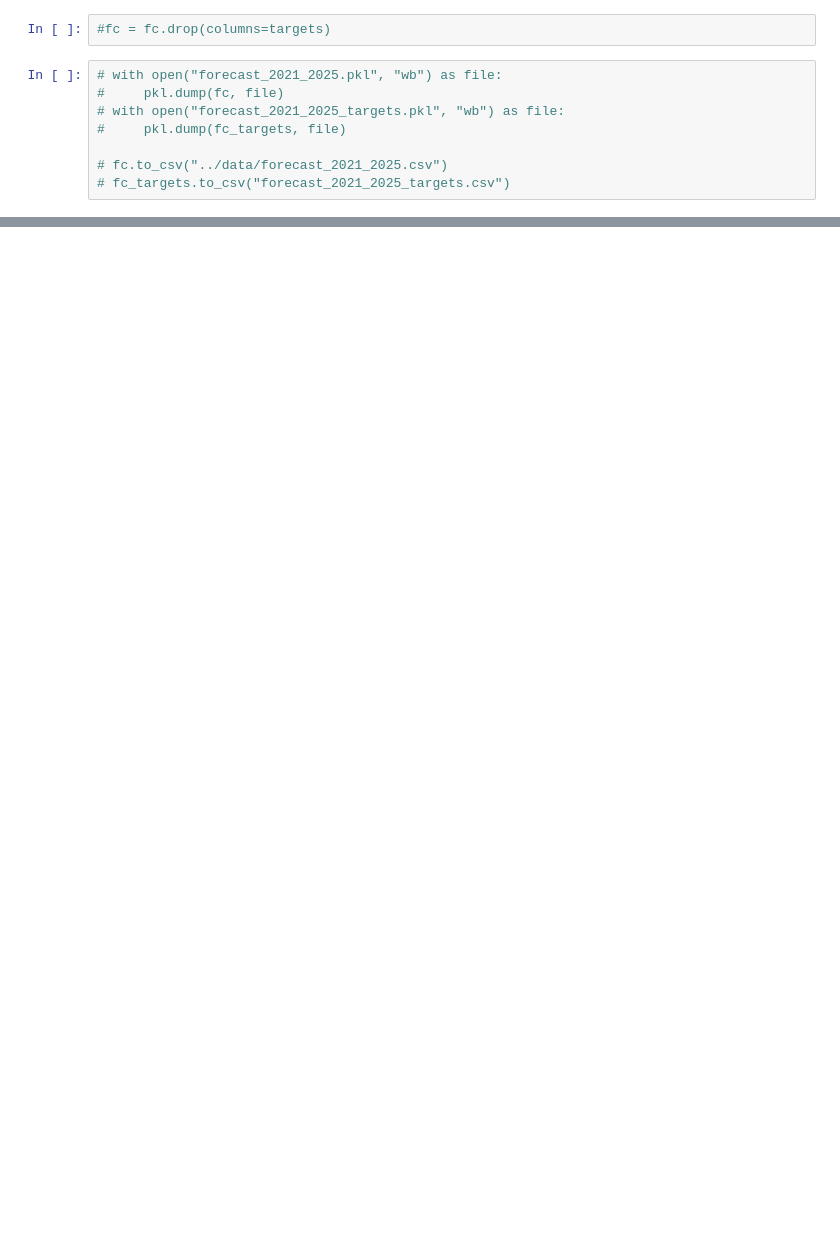
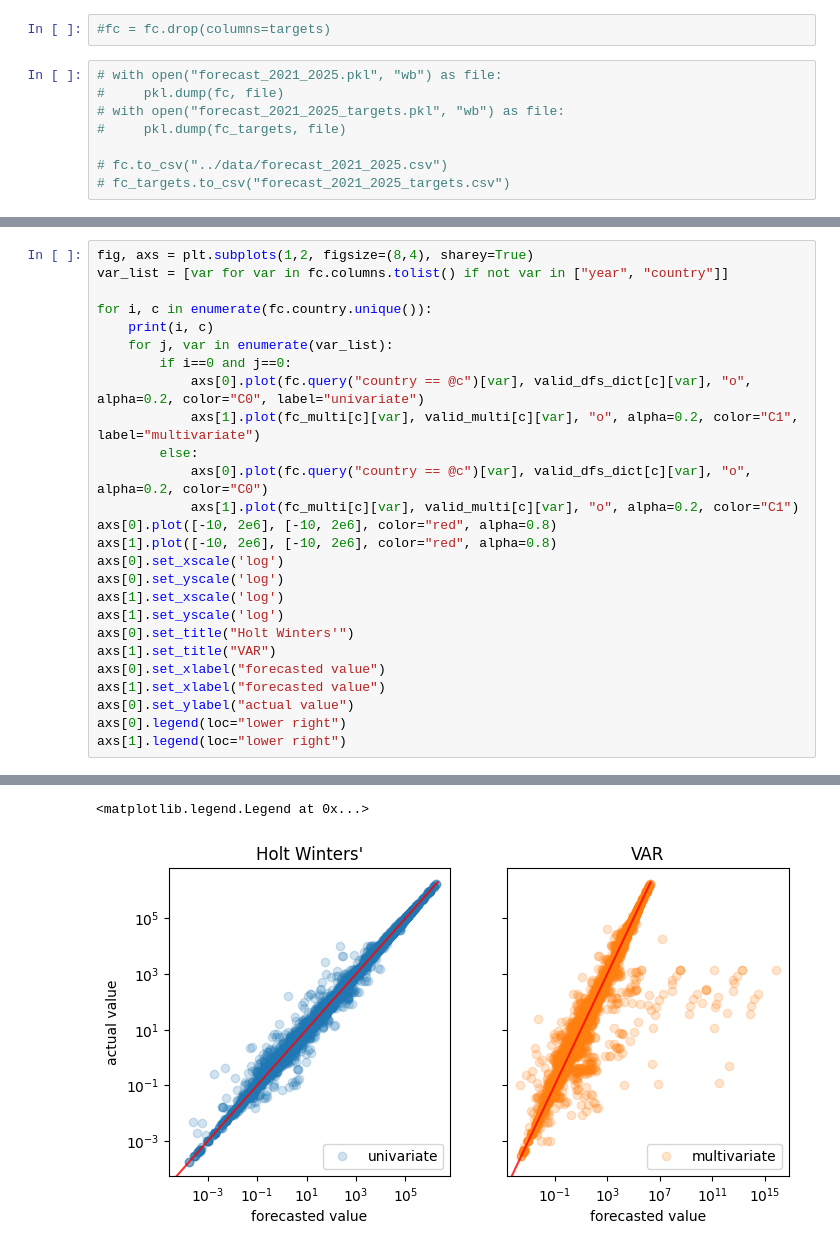
Before and after one commit to giumr06/Final_Project_Water_Management, a Jupyter notebook: notebooks_for_test/test_HoltWinter.ipynb, the cells around one changed output, grey strips where cells are left out. Saved outputs shown, nothing was run; the diff lists cells and outputs as text; blank space fills up the shorter version.

```diff
--- a/notebooks_for_test/test_HoltWinter.ipynb
+++ b/notebooks_for_test/test_HoltWinter.ipynb
@@ -446,0 +453,27 @@ fc_targets.head(5)
+# %%
+fig, axs = plt.subplots(1,2, figsize=(8,4), sharey=True)
+var_list = [var for var in fc.columns.tolist() if not var in ["year", "country"]]
+
+for i, c in enumerate(fc.country.unique()):
+    print(i, c)
+    for j, var in enumerate(var_list):
+        if i==0 and j==0:
+            axs[0].plot(fc.query("country == @c")[var], valid_dfs_dict[c][var], "o", alpha=0.2, color="C0", label="univariate")
+            axs[1].plot(fc_multi[c][var], valid_multi[c][var], "o", alpha=0.2, color="C1", label="multivariate")
+        else:
+            axs[0].plot(fc.query("country == @c")[var], valid_dfs_dict[c][var], "o", alpha=0.2, color="C0")
+            axs[1].plot(fc_multi[c][var], valid_multi[c][var], "o", alpha=0.2, color="C1")
+axs[0].plot([-10, 2e6], [-10, 2e6], color="red", alpha=0.8)
+axs[1].plot([-10, 2e6], [-10, 2e6], color="red", alpha=0.8)
+axs[0].set_xscale('log')
+axs[0].set_yscale('log')
+axs[1].set_xscale('log')
+axs[1].set_yscale('log')
+axs[0].set_title("Holt Winters'")
+axs[1].set_title("VAR")
+axs[0].set_xlabel("forecasted value")
+axs[1].set_xlabel("forecasted value")
+axs[0].set_ylabel("actual value")
+axs[0].legend(loc="lower right")
+axs[1].legend(loc="lower right")
+# %% [output]
@@ -446,0 +497,2 @@ fc_targets.head(5)
+<matplotlib.legend.Legend at 0x...>
+[figure, added]
```
Also changed, not shown: parts of 28 cells of this notebook, 14 other files.
